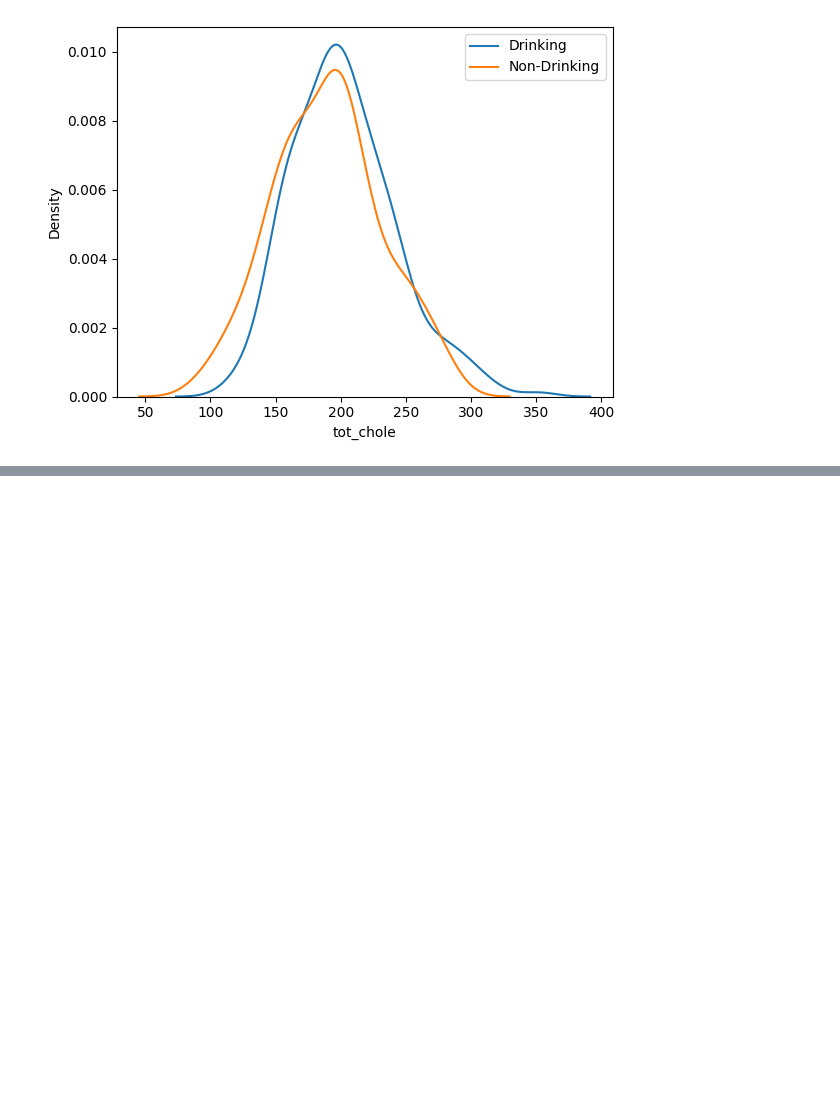
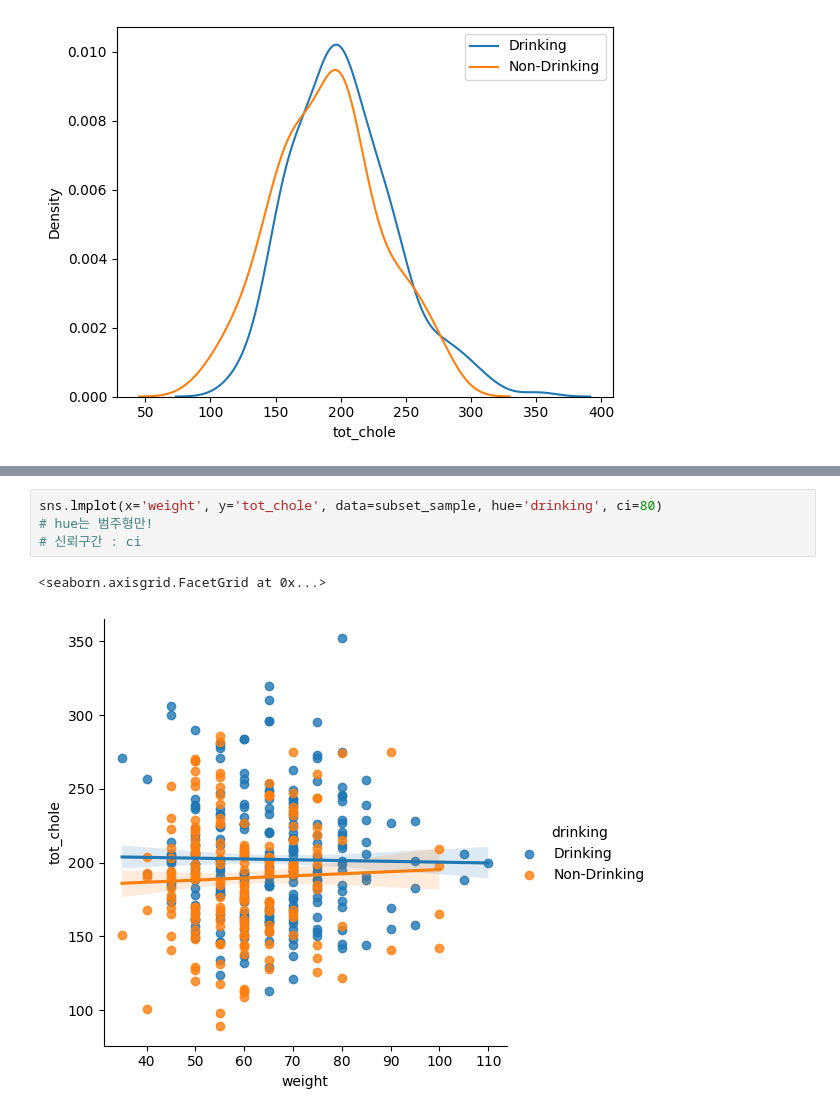
Before and after one commit to layla-focalors/AColab_Github_data_processing, a Jupyter notebook: HealthCare_Anayize.ipynb, the cells around one changed output, grey strips where cells are left out. Cells and saved outputs as stored; diff of their text form; blank space fills up the shorter version.

```diff
--- a/HealthCare_Anayize.ipynb
+++ b/HealthCare_Anayize.ipynb
@@ -927,0 +940,7 @@ plt.legend()
+# %%
+sns.lmplot(x='weight', y='tot_chole', data=subset_sample, hue='drinking', ci=80)
+# hue는 범주형만!
+# 신뢰구간 : ci
+# %% [output]
+<seaborn.axisgrid.FacetGrid at 0x...>
+[figure, added]
```
Also changed, not shown: parts of 4 cells of this notebook.
